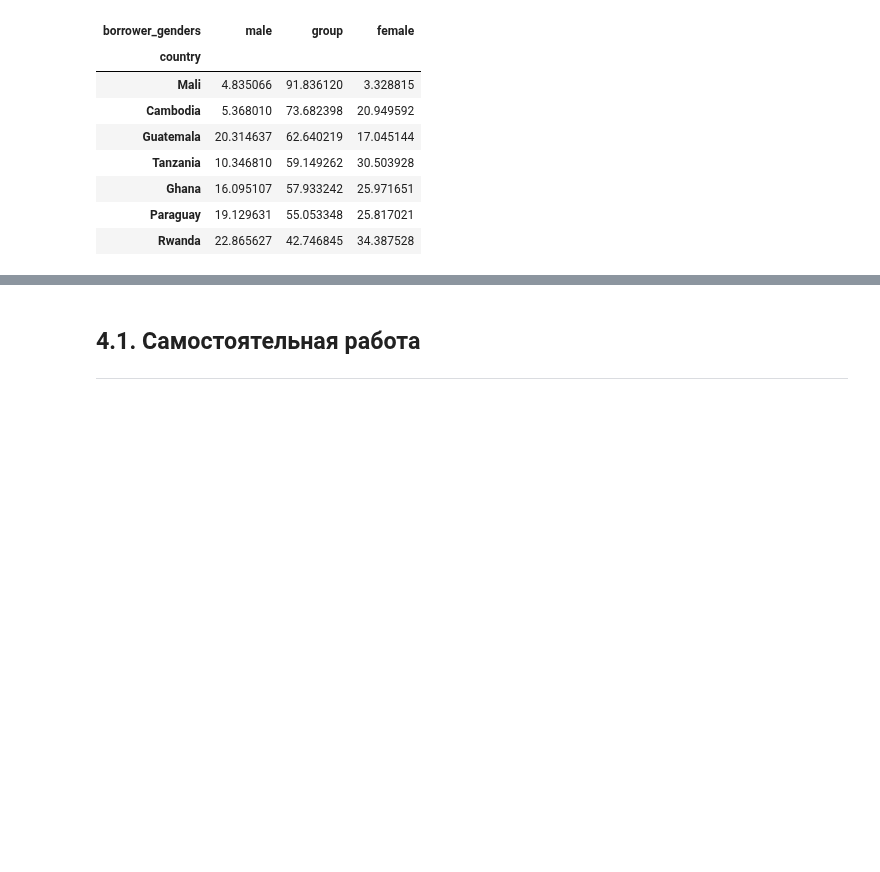
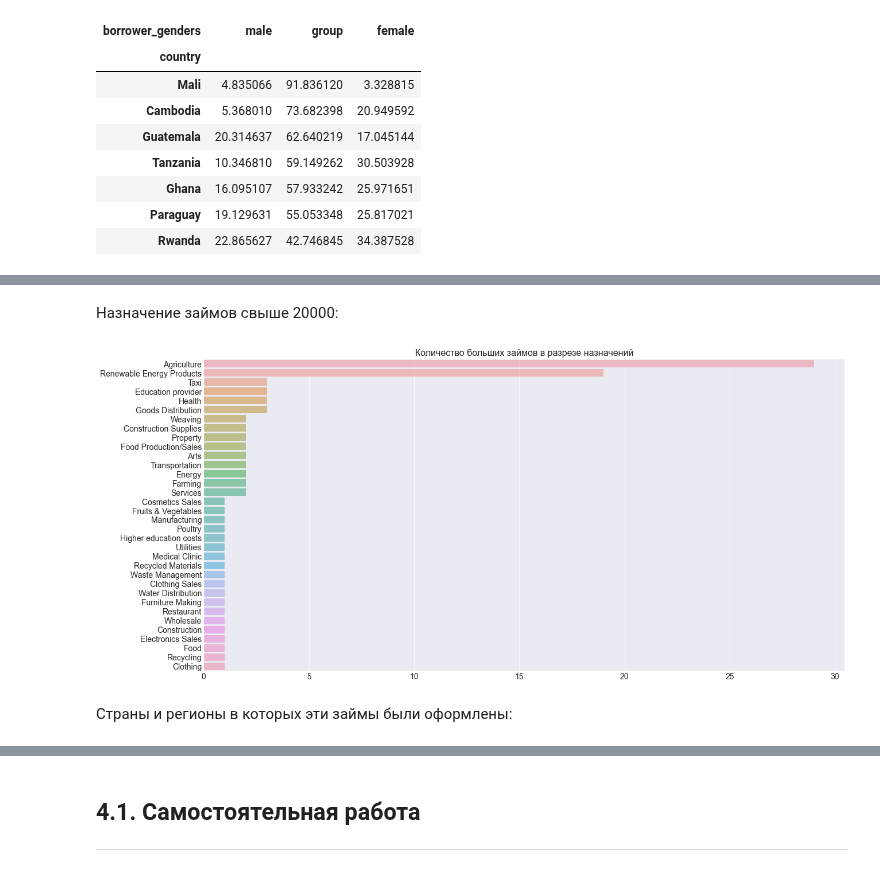
Before and after one commit to Dreeamcatcher/repo, a Jupyter notebook: skillbox/Data analytics - junior/lesson - EDA/hw-eda.ipynb, the cells around one changed output, grey strips where cells are left out. Drawn from its saved outputs; the diff is of its cells as text; code cells hidden in the pictures; blank space fills up the shorter version.

```diff
--- a/skillbox/Data analytics - junior/lesson - EDA/hw-eda.ipynb
+++ b/skillbox/Data analytics - junior/lesson - EDA/hw-eda.ipynb
@@ -80,0 +90,16 @@ df_gender_by_country[(df_gender_by_country.group> df_gender_by_country.female) &
+# %%
+df_high_loan = df_kiva_loans[df_kiva_loans.loan_amount > 20000]
+# %% [markdown]
+Назначение займов свыше 20000:
+# %%
+high_loan_activity = df_high_loan['activity'].value_counts()
+
+plt.figure(figsize=(20,10))
+plt.title("Количество больших займов в разрезе назначений", fontsize=16)
+plt.tick_params(labelsize=14)
+sns.barplot(y=high_loan_activity.index, x=high_loan_activity.values, alpha=0.6)
+plt.show()
+# %% [output]
+[figure, added]
+# %% [markdown]
+Страны и регионы в которых эти займы были оформлены:
```
Also changed, not shown: parts of 7 cells of this notebook.
